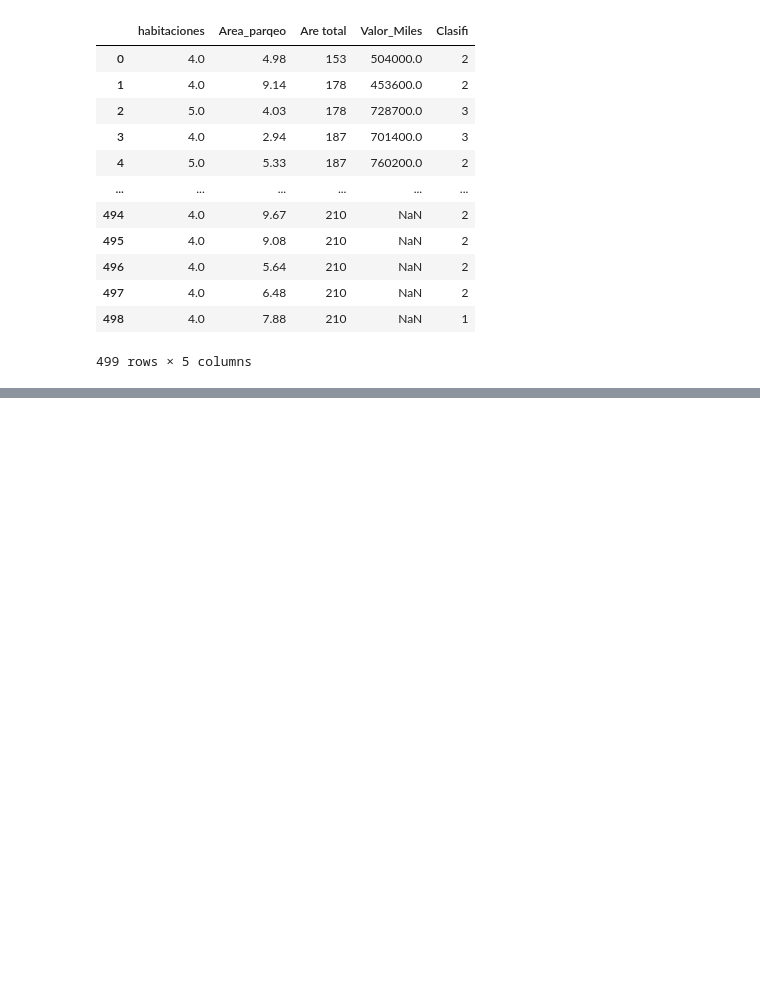
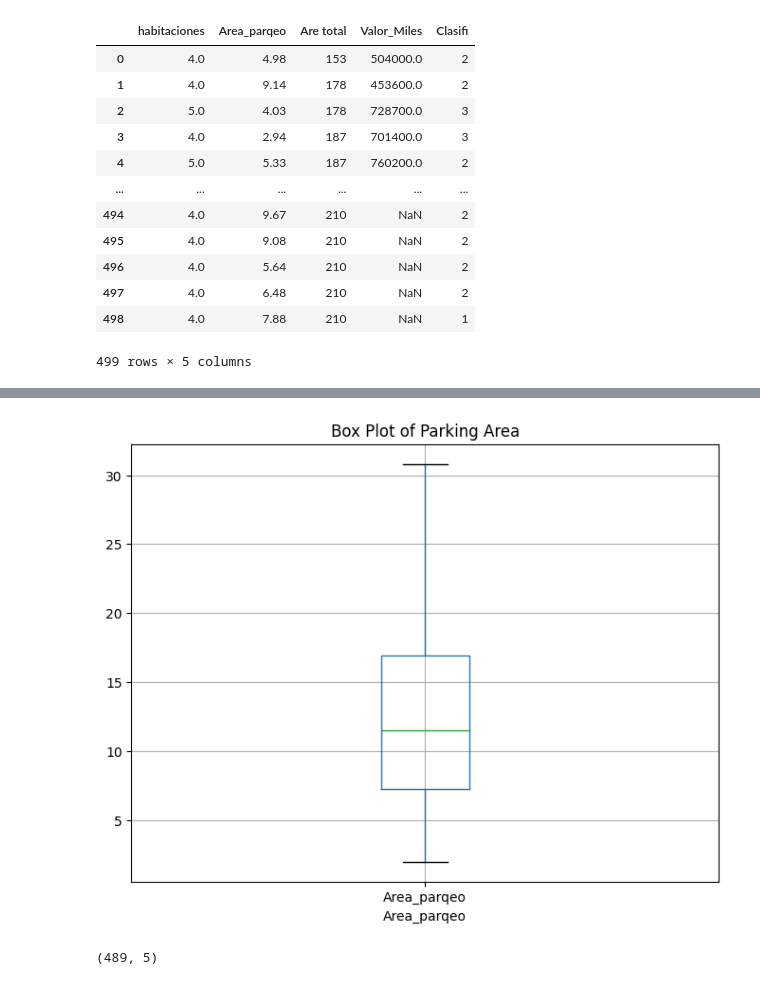
Before and after one commit to jjuandiego099/cuadernos-y-proyectos-IA, a Jupyter notebook: EDA.ipynb, the cells around one changed output, grey strips where cells are left out. Drawn from its saved outputs; the diff is of its cells as text; code cells hidden in the pictures; blank space fills up the shorter version.

```diff
--- a/EDA.ipynb
+++ b/EDA.ipynb
@@ -28,0 +120,23 @@ df
+# %%
+# prompt: borrar todos los registros que sean superior a 32 y dejarlo en el mismo df
+
+import pandas as pd
+import numpy as np
+import matplotlib.pyplot as plt
+
+# Load the dataframe
+df=pd.read_csv('https://raw.githubusercontent.com/adiacla/bigdata/refs/heads/master/vivienda_clasificacion.csv')
+
+# Delete rows where 'habitaciones' is greater than 32
+df = df[df['Area_parqeo'] <= 31]
+plt.figure(figsize=(8, 6))
+df.boxplot(column=['Area_parqeo'])  # vert=False for horizontal boxplot
+plt.title('Box Plot of Parking Area')
+plt.xlabel('Area_parqeo')
+plt.show()
+# %% [output]
+[figure, added]
+# %%
+df.shape
+# %% [output]
+(489, 5)
```
Also changed, not shown: parts of 9 cells of this notebook.
